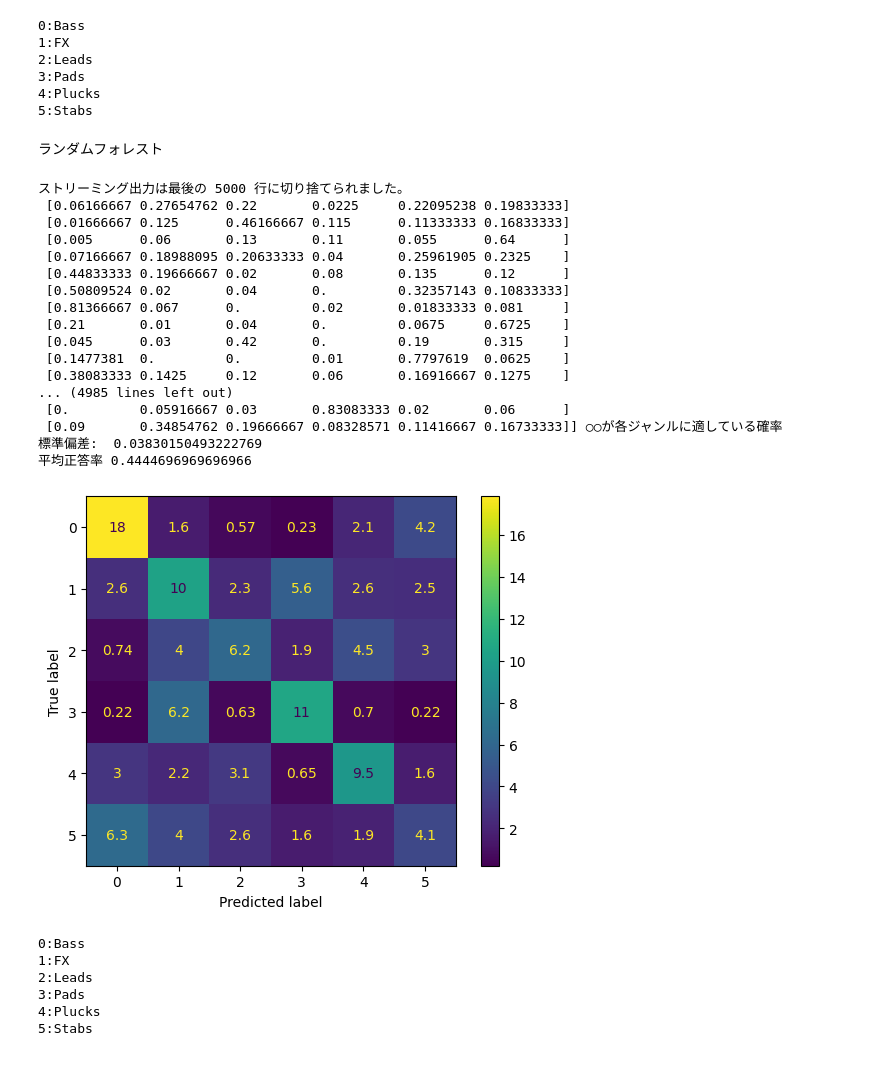
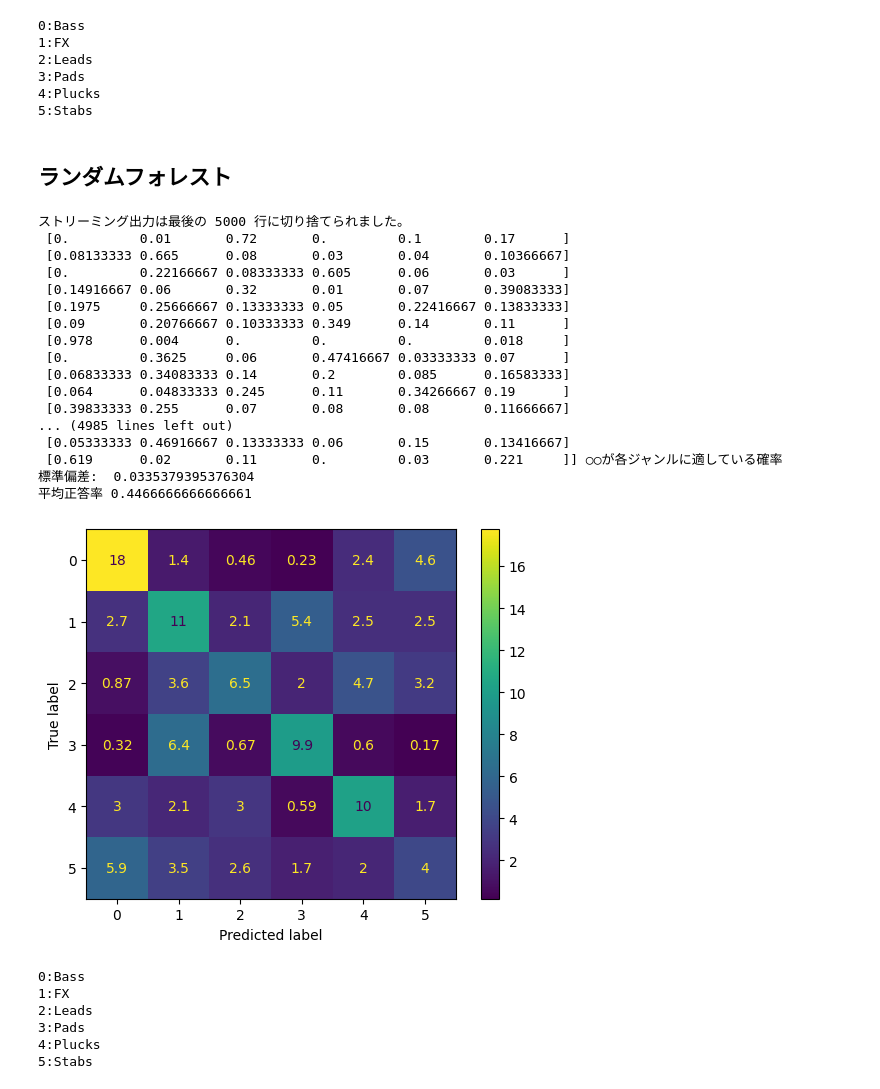
Before and after one commit to tamakoma1129/SoundJudgeChan, a Jupyter notebook: Synthの分類.ipynb, the cells around one changed output. Cells and saved outputs as stored; diff of their text form; code cells hidden in the pictures.

Commit message:
ランダムフォレストの実装

```diff
--- a/Synthの分類.ipynb
+++ b/Synthの分類.ipynb
@@ -228,8 +228,8 @@ for i in encoder.classes_:
 3:Pads
 4:Plucks
 5:Stabs
-# %% [markdown]
-ランダムフォレスト
+# %% [markdown]
+## ランダムフォレスト
 # %%
 import os
 import glob
@@ -284,7 +284,7 @@ for _ in range(100):
   X_train, X_test, y_train, y_test = train_test_split(data, labels, test_size=0.2, random_state=random.randint(1,10000))
 
   # SVMのモデルを作成し、訓練データで学習します
-  model = RandomForestClassifier(random_state=random.randint(1,10000))
+  model = RandomForestClassifier()
   model.fit(X_train, y_train)
 
   # テストデータでモデルの精度を確認します
@@ -295,49 +295,49 @@ for _ in range(100):
   # テストデータの予測値を得ます
   y_pred = model.predict(X_test)
   # 各ジャンルに適している確率を得ます
   y_proba = model.predict_proba(X_test)
   print(y_proba,"○○が各ジャンルに適している確率")
 
   # 混同行列を計算し、加算します
   cm = confusion_matrix(y_test, y_pred)
   cm100 += cm
 
 
 accuracy_std = np.std(accuracy_list)
 print("標準偏差: ", accuracy_std)
 print("平均正答率",accuracy100/100)
 # 混同行列の平均を計算します
 cm_avg = cm100 / 100
 
 
 # 混同行列をプロットします
 disp = ConfusionMatrixDisplay(confusion_matrix=cm_avg,display_labels=model.classes_)
 disp.plot()
 plt.show()
 cnt=0
 # 各ラベルに対応した名前を表示します
 for i in encoder.classes_:
   print(f"{cnt}:{i}")
   cnt+=1
 # %% [output]
 ストリーミング出力は最後の 5000 行に切り捨てられました。
- [0.06166667 0.27654762 0.22       0.0225     0.22095238 0.19833333]
- [0.01666667 0.125      0.46166667 0.115      0.11333333 0.16833333]
- [0.005      0.06       0.13       0.11       0.055      0.64      ]
- [0.07166667 0.18988095 0.20633333 0.04       0.25961905 0.2325    ]
- [0.44833333 0.19666667 0.02       0.08       0.135      0.12      ]
- [0.50809524 0.02       0.04       0.         0.32357143 0.10833333]
- [0.81366667 0.067      0.         0.02       0.01833333 0.081     ]
- [0.21       0.01       0.04       0.         0.0675     0.6725    ]
- [0.045      0.03       0.42       0.         0.19       0.315     ]
- [0.1477381  0.         0.         0.01       0.7797619  0.0625    ]
- [0.38083333 0.1425     0.12       0.06       0.16916667 0.1275    ]
+ [0.         0.01       0.72       0.         0.1        0.17      ]
+ [0.08133333 0.665      0.08       0.03       0.04       0.10366667]
+ [0.         0.22166667 0.08333333 0.605      0.06       0.03      ]
+ [0.14916667 0.06       0.32       0.01       0.07       0.39083333]
+ [0.1975     0.25666667 0.13333333 0.05       0.22416667 0.13833333]
+ [0.09       0.20766667 0.10333333 0.349      0.14       0.11      ]
+ [0.978      0.004      0.         0.         0.         0.018     ]
+ [0.         0.3625     0.06       0.47416667 0.03333333 0.07      ]
+ [0.06833333 0.34083333 0.14       0.2        0.085      0.16583333]
+ [0.064      0.04833333 0.245      0.11       0.34266667 0.19      ]
+ [0.39833333 0.255      0.07       0.08       0.08       0.11666667]
 ... (4985 lines left out)
- [0.         0.05916667 0.03       0.83083333 0.02       0.06      ]
- [0.09       0.34854762 0.19666667 0.08328571 0.11416667 0.16733333]] ○○が各ジャンルに適している確率
-標準偏差:  0.03830150493222769
-平均正答率 0.4444696969696966
+ [0.05333333 0.46916667 0.13333333 0.06       0.15       0.13416667]
+ [0.619      0.02       0.11       0.         0.03       0.221     ]] ○○が各ジャンルに適している確率
+標準偏差:  0.0335379395376304
+平均正答率 0.4466666666666661
-[figure, old version]
+[figure, new version]
 0:Bass
 1:FX
 2:Leads
```
Also changed, not shown: parts of 4 cells of this notebook.
